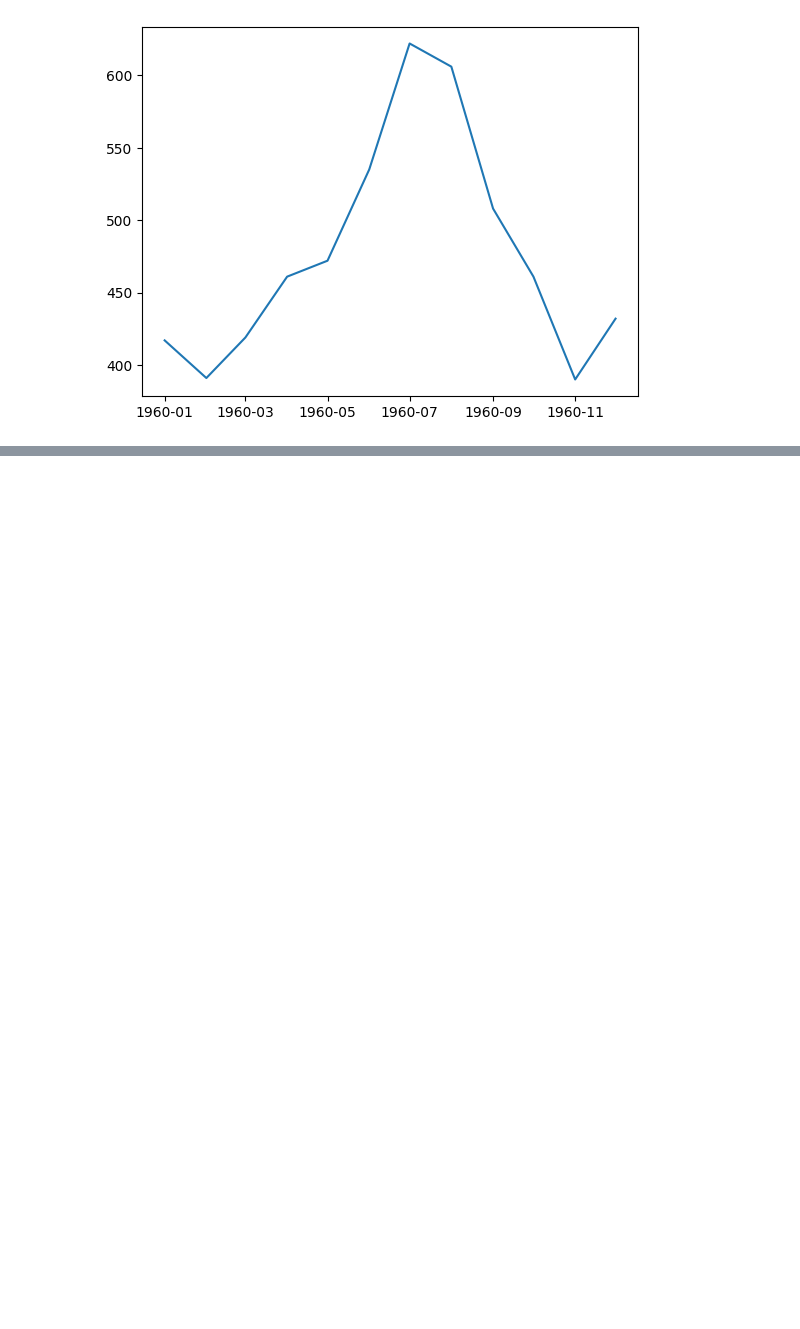
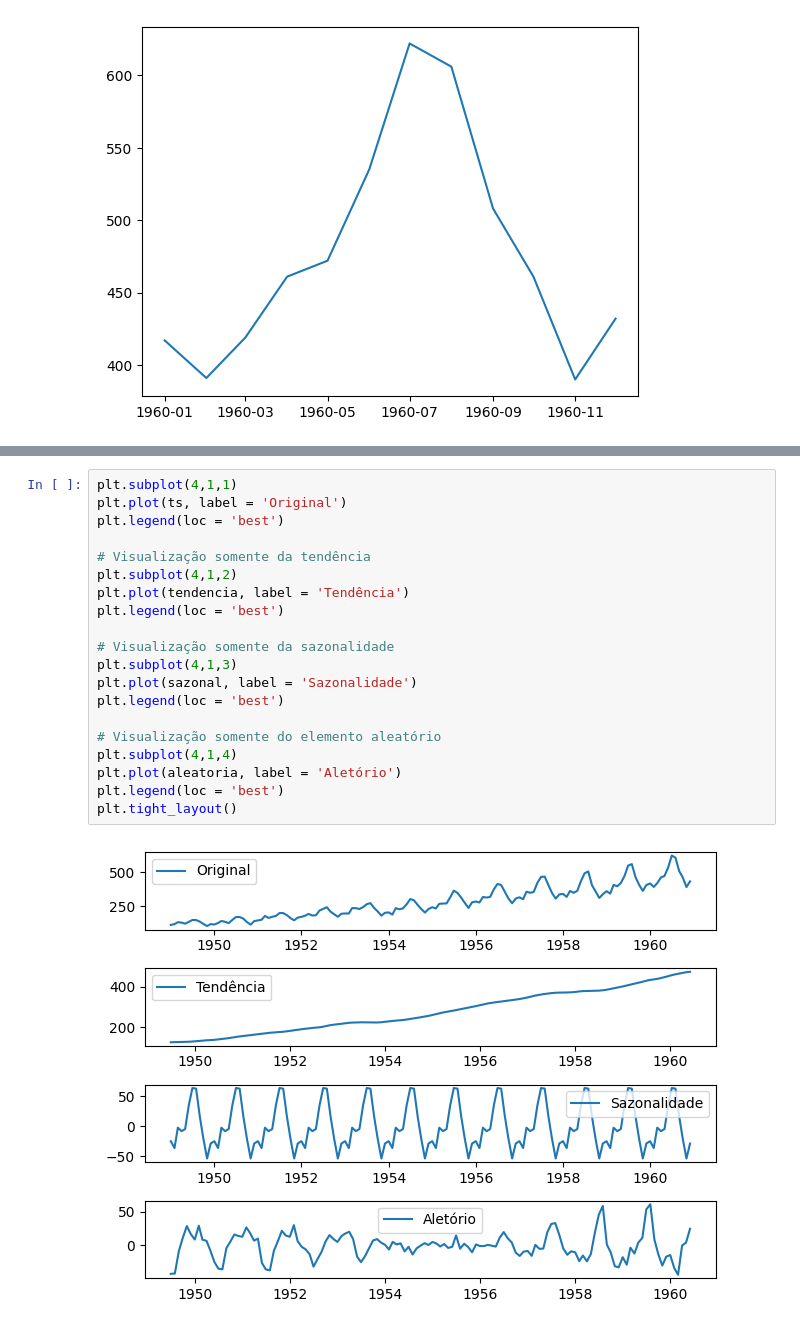
Before and after one commit to stephanyresque/Ciencia-de-dados, a Jupyter notebook: Series_Temporais.ipynb, the cells around one changed output, grey strips where cells are left out. Drawn from its saved outputs; the diff is of its cells as text; blank space fills up the shorter version.

```diff
--- a/Series_Temporais.ipynb
+++ b/Series_Temporais.ipynb
@@ -195,0 +281,22 @@ plt.plot(ts_datas)
+# %%
+plt.subplot(4,1,1)
+plt.plot(ts, label = 'Original')
+plt.legend(loc = 'best')
+
+# Visualização somente da tendência
+plt.subplot(4,1,2)
+plt.plot(tendencia, label = 'Tendência')
+plt.legend(loc = 'best')
+
+# Visualização somente da sazonalidade
+plt.subplot(4,1,3)
+plt.plot(sazonal, label = 'Sazonalidade')
+plt.legend(loc = 'best')
+
+# Visualização somente do elemento aleatório
+plt.subplot(4,1,4)
+plt.plot(aleatoria, label = 'Aletório')
+plt.legend(loc = 'best')
+plt.tight_layout()
+# %% [output]
+[figure, added]
```
Also changed, not shown: parts of 9 cells of this notebook.
